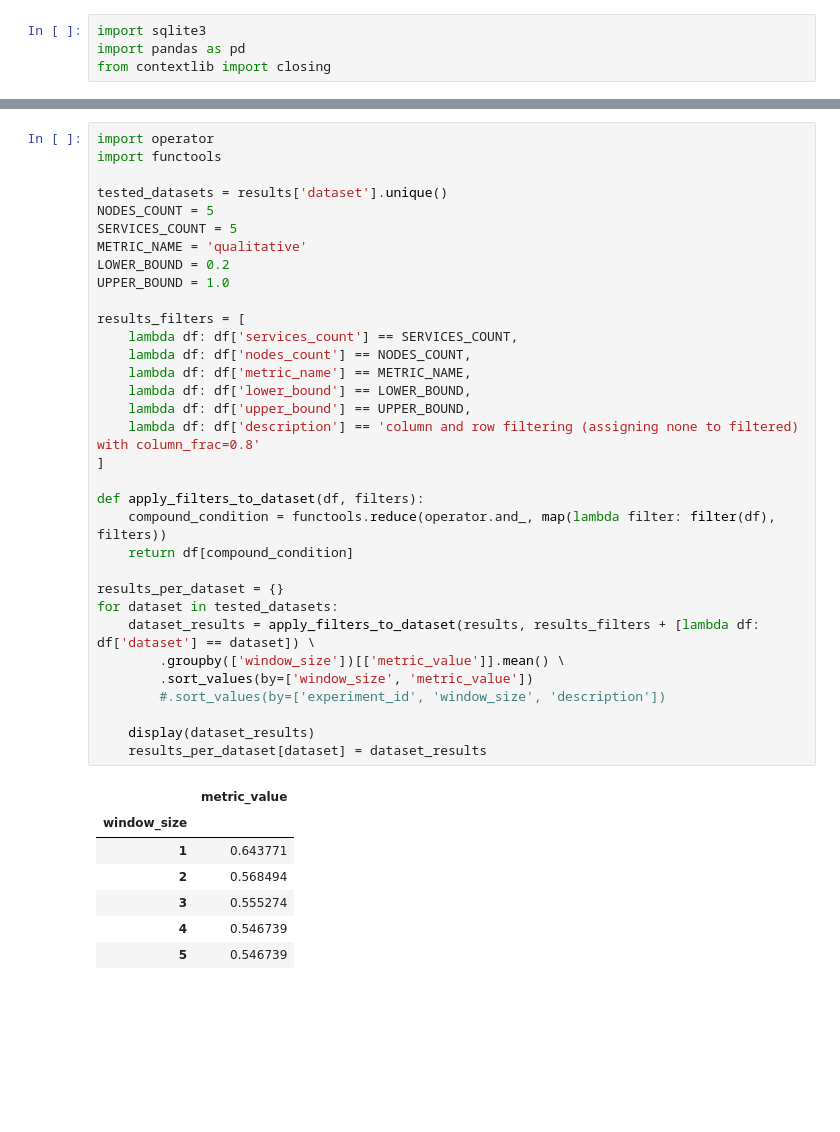
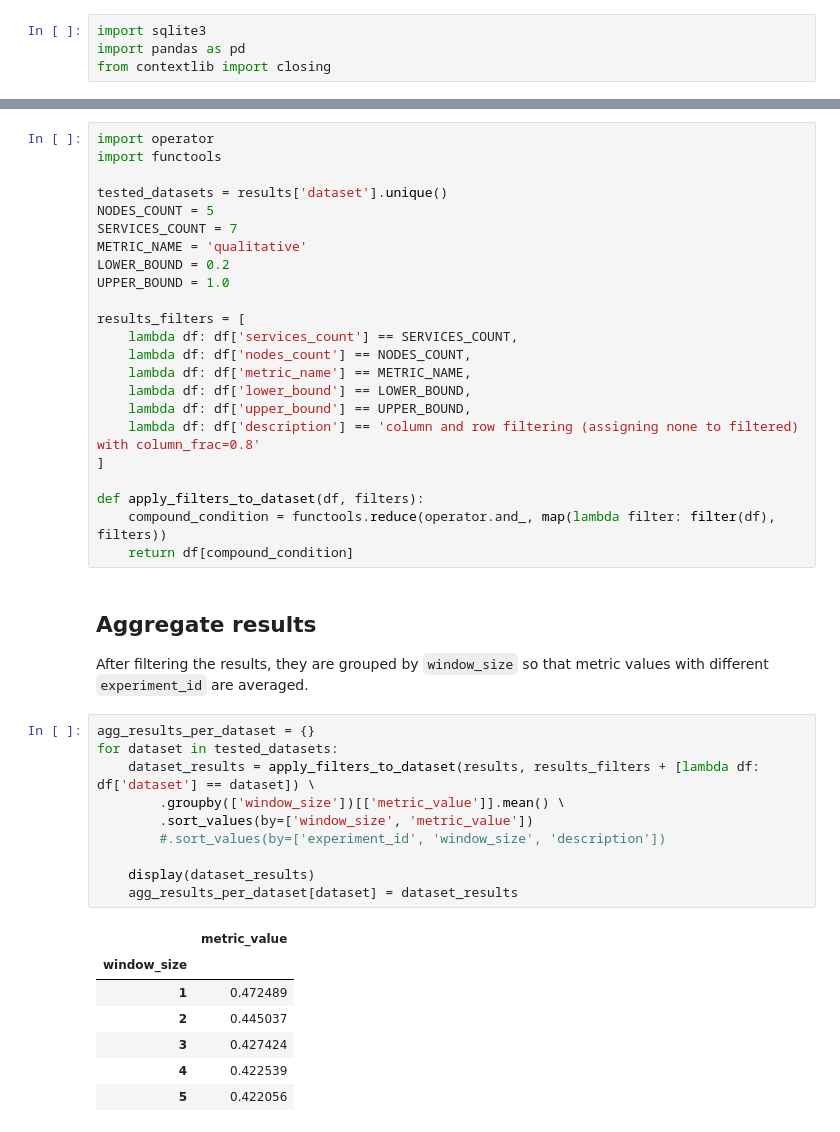
Before and after one commit to SESARLab/data-quality-simulator, a Jupyter notebook: notebooks/aggregate.ipynb, the cells around one changed output, grey strips where cells are left out. Drawn from its saved outputs; the diff is of its cells as text; blank space fills up the shorter version.

```diff
--- a/notebooks/aggregate.ipynb
+++ b/notebooks/aggregate.ipynb
@@ -21,47 +21,51 @@ results.head()
 | 2 | 0.399061 | 1 | 1 | 5 | 3 | 5 | 2 | ... |
 | 3 | 0.466509 | 1 | 2 | 5 | 3 | 5 | 2 | ... |
 | 4 | 0.440229 | 1 | 3 | 5 | 3 | 5 | 2 | ... |
+# %%
+import operator
+import functools
+
+tested_datasets = results['dataset'].unique()
+NODES_COUNT = 5
+SERVICES_COUNT = 7
+METRIC_NAME = 'qualitative'
+LOWER_BOUND = 0.2
+UPPER_BOUND = 1.0
+
+results_filters = [
+    lambda df: df['services_count'] == SERVICES_COUNT,
+    lambda df: df['nodes_count'] == NODES_COUNT,
+    lambda df: df['metric_name'] == METRIC_NAME,
+    lambda df: df['lower_bound'] == LOWER_BOUND,
+    lambda df: df['upper_bound'] == UPPER_BOUND,
+    lambda df: df['description'] == 'column and row filtering (assigning none to filtered) with column_frac=0.8'
+]
+
+def apply_filters_to_dataset(df, filters):
+    compound_condition = functools.reduce(operator.and_, map(lambda filter: filter(df), filters))
+    return df[compound_condition]
+# %% [markdown]
+## Aggregate results
+
+After filtering the results, they are grouped by `window_size` so that metric values with different `experiment_id` are averaged.
 # %%
-import operator
-import functools
-
-tested_datasets = results['dataset'].unique()
-NODES_COUNT = 5
-SERVICES_COUNT = 5
-METRIC_NAME = 'qualitative'
-LOWER_BOUND = 0.2
-UPPER_BOUND = 1.0
-
-results_filters = [
-    lambda df: df['services_count'] == SERVICES_COUNT,
-    lambda df: df['nodes_count'] == NODES_COUNT,
-    lambda df: df['metric_name'] == METRIC_NAME,
-    lambda df: df['lower_bound'] == LOWER_BOUND,
-    lambda df: df['upper_bound'] == UPPER_BOUND,
-    lambda df: df['description'] == 'column and row filtering (assigning none to filtered) with column_frac=0.8'
-]
-
-def apply_filters_to_dataset(df, filters):
-    compound_condition = functools.reduce(operator.and_, map(lambda filter: filter(df), filters))
-    return df[compound_condition]
-
-results_per_dataset = {}
+agg_results_per_dataset = {}
 for dataset in tested_datasets:
     dataset_results = apply_filters_to_dataset(results, results_filters + [lambda df: df['dataset'] == dataset]) \
         .groupby(['window_size'])[['metric_value']].mean() \
         .sort_values(by=['window_size', 'metric_value'])
         #.sort_values(by=['experiment_id', 'window_size', 'description'])
 
     display(dataset_results)
-    results_per_dataset[dataset] = dataset_results
+    agg_results_per_dataset[dataset] = dataset_results
 # %% [output]
 |  | metric_value |
 | window_size |  |
-| 1 | 0.643771 |
-| 2 | 0.568494 |
-| 3 | 0.555274 |
-| 4 | 0.546739 |
-| 5 | 0.546739 |
+| 1 | 0.472489 |
+| 2 | 0.445037 |
+| 3 | 0.427424 |
+| 4 | 0.422539 |
+| 5 | 0.422056 |
 # %%
 import matplotlib.pyplot as plt
 
```
Also changed, not shown: parts of 5 cells of this notebook, 1 other file.
